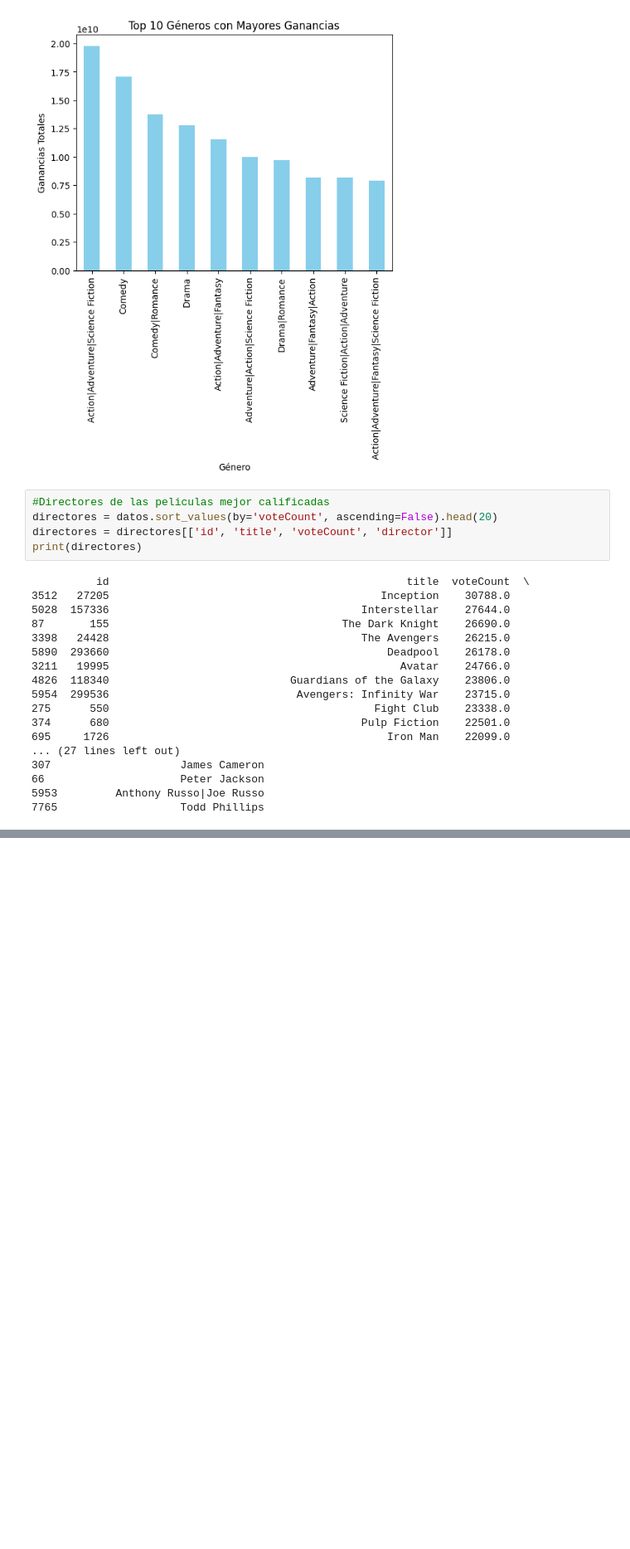
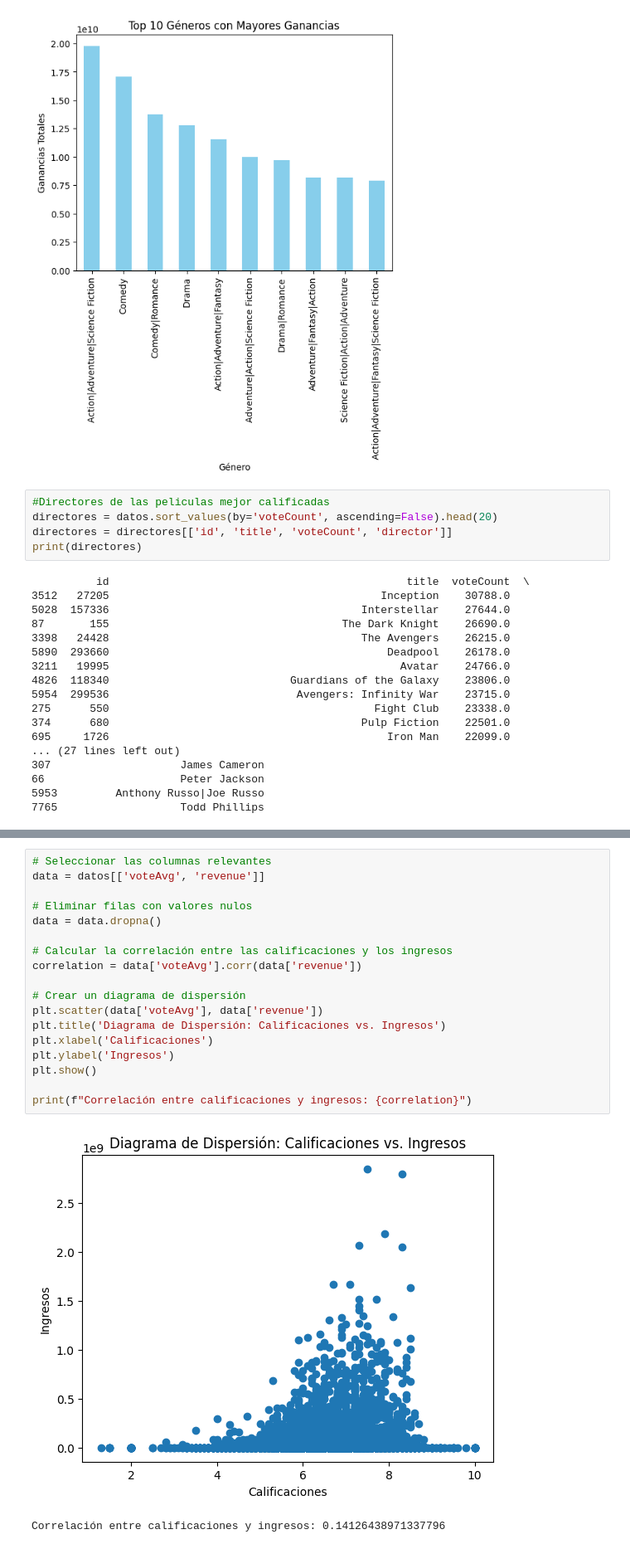
Before and after one commit to Sebas021210/HT1-MD, a Jupyter notebook: HT1.ipynb, the cells around one changed output, grey strips where cells are left out. Shown: that part at 83% size. Drawn from its saved outputs; the diff is of its cells as text; blank space fills up the shorter version.

```diff
--- a/HT1.ipynb
+++ b/HT1.ipynb
@@ -262,0 +351,21 @@ print(directores)
+# %%
+# Seleccionar las columnas relevantes
+data = datos[['voteAvg', 'revenue']]
+
+# Eliminar filas con valores nulos
+data = data.dropna()
+
+# Calcular la correlación entre las calificaciones y los ingresos
+correlation = data['voteAvg'].corr(data['revenue'])
+
+# Crear un diagrama de dispersión
+plt.scatter(data['voteAvg'], data['revenue'])
+plt.title('Diagrama de Dispersión: Calificaciones vs. Ingresos')
+plt.xlabel('Calificaciones')
+plt.ylabel('Ingresos')
+plt.show()
+
+print(f"Correlación entre calificaciones y ingresos: {correlation}")
+# %% [output]
+[figure, added]
+Correlación entre calificaciones y ingresos: 0.14126438971337796
```
Also changed, not shown: parts of 4 cells of this notebook.
